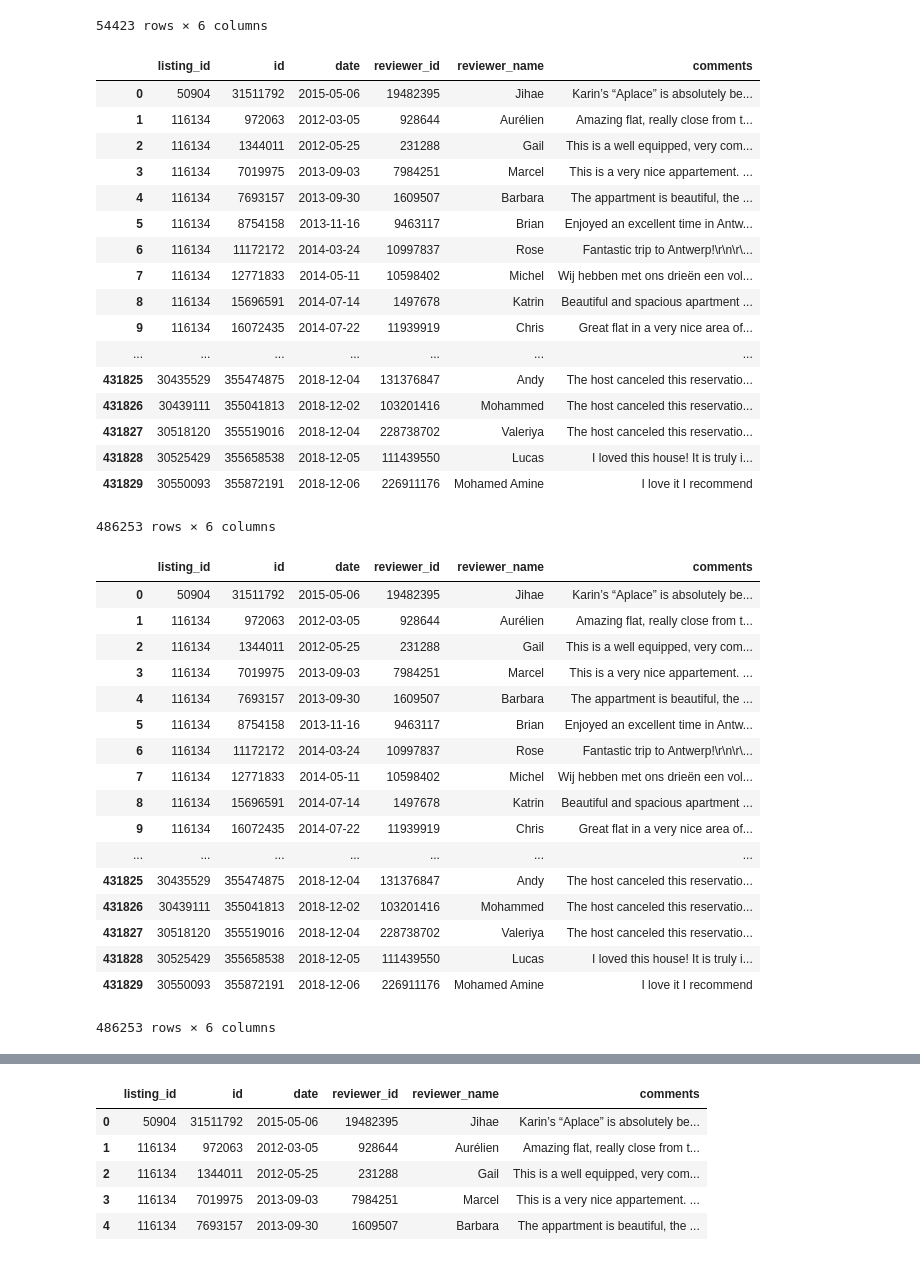
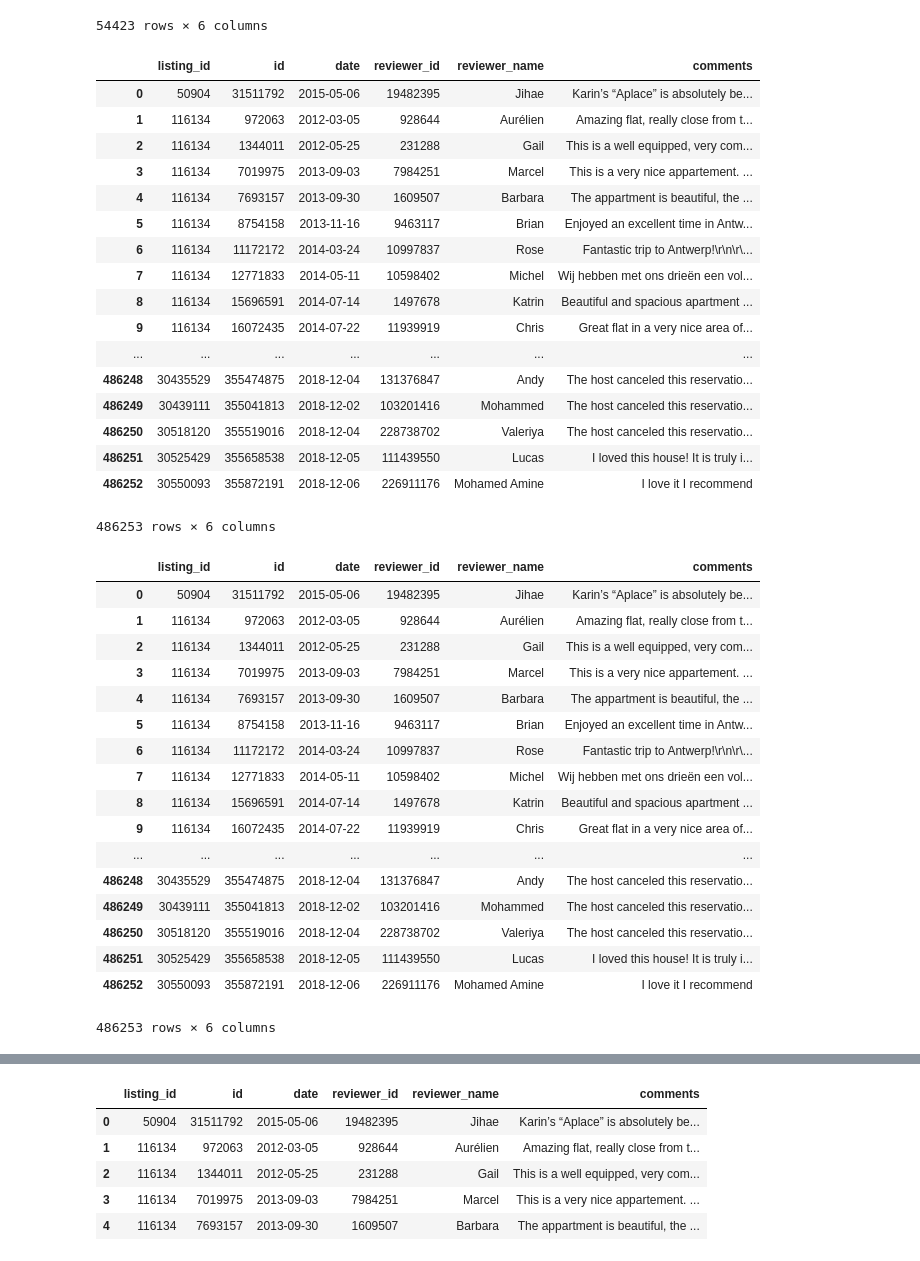
Before and after one commit to Elwing-Chou/TaipeiTechML0120, a Jupyter notebook: airbnb.ipynb, the cells around one changed output, grey strips where cells are left out. Saved outputs shown, nothing was run; the diff lists cells and outputs as text; code cells hidden in the pictures.

```diff
--- a/airbnb.ipynb
+++ b/airbnb.ipynb
@@ -29,33 +29,33 @@ pd.read_csv(flist[0], encoding="utf-8")
 # %%
 # Concat第一種寫法
 df = None
 for fn in flist:
     temp = pd.read_csv(fn, encoding="utf-8")
     # 第一個csv -> df設定成第一個
     if df is None:
         df = temp
     # 第二個csv以後 -> 嫁接到原本的csv
     else:
-        df = pd.concat([df, temp], axis=0)
+        df = pd.concat([df, temp], axis=0, ignore_index=True)
 df
 # %% [output]
 |  | listing_id | id | date | reviewer_id | reviewer_name | comments |
 | 0 | 50904 | 31511792 | 2015-05-06 | 19482395 | Jihae | Karin’s “Aplace” is absolutely be... |
 | 1 | 116134 | 972063 | 2012-03-05 | 928644 | Aurélien | Amazing flat, really close from t... |
 | 2 | 116134 | 1344011 | 2012-05-25 | 231288 | Gail | This is a well equipped, very com... |
 | 3 | 116134 | 7019975 | 2013-09-03 | 7984251 | Marcel | This is a very nice appartement. ... |
 | 4 | 116134 | 7693157 | 2013-09-30 | 1609507 | Barbara | The appartment is beautiful, the ... |
 | 5 | 116134 | 8754158 | 2013-11-16 | 9463117 | Brian | Enjoyed an excellent time in Antw... |
 | 6 | 116134 | 11172172 | 2014-03-24 | 10997837 | Rose | Fantastic trip to Antwerp!\r\n\r\... |
 | 7 | 116134 | 12771833 | 2014-05-11 | 10598402 | Michel | Wij hebben met ons drieën een vol... |
 | 8 | 116134 | 15696591 | 2014-07-14 | 1497678 | Katrin | Beautiful and spacious apartment ... |
 | 9 | 116134 | 16072435 | 2014-07-22 | 11939919 | Chris | Great flat in a very nice area of... |
 | ... | ... | ... | ... | ... | ... | ... |
-| 431825 | 30435529 | 355474875 | 2018-12-04 | 131376847 | Andy | The host canceled this reservatio... |
-| 431826 | 30439111 | 355041813 | 2018-12-02 | 103201416 | Mohammed | The host canceled this reservatio... |
-| 431827 | 30518120 | 355519016 | 2018-12-04 | 228738702 | Valeriya | The host canceled this reservatio... |
-| 431828 | 30525429 | 355658538 | 2018-12-05 | 111439550 | Lucas | I loved this house! It is truly i... |
-| 431829 | 30550093 | 355872191 | 2018-12-06 | 226911176 | Mohamed Amine | I love it I recommend |
+| 486248 | 30435529 | 355474875 | 2018-12-04 | 131376847 | Andy | The host canceled this reservatio... |
+| 486249 | 30439111 | 355041813 | 2018-12-02 | 103201416 | Mohammed | The host canceled this reservatio... |
+| 486250 | 30518120 | 355519016 | 2018-12-04 | 228738702 | Valeriya | The host canceled this reservatio... |
+| 486251 | 30525429 | 355658538 | 2018-12-05 | 111439550 | Lucas | I loved this house! It is truly i... |
+| 486252 | 30550093 | 355872191 | 2018-12-06 | 226911176 | Mohamed Amine | I love it I recommend |
 486253 rows × 6 columns
 # %%
 # 先準備等一下要接所有csv的list
@@ -65,7 +65,7 @@ for fn in flist:
     temp = pd.read_csv(fn, encoding="utf-8")
     alldf.append(temp)
 # 最後一次concat
-df2 = pd.concat(alldf, axis=0)
+df2 = pd.concat(alldf, axis=0, ignore_index=True)
 df2
 # %% [output]
 |  | listing_id | id | date | reviewer_id | reviewer_name | comments |
@@ -80,11 +80,11 @@ df2
 | 8 | 116134 | 15696591 | 2014-07-14 | 1497678 | Katrin | Beautiful and spacious apartment ... |
 | 9 | 116134 | 16072435 | 2014-07-22 | 11939919 | Chris | Great flat in a very nice area of... |
 | ... | ... | ... | ... | ... | ... | ... |
-| 431825 | 30435529 | 355474875 | 2018-12-04 | 131376847 | Andy | The host canceled this reservatio... |
-| 431826 | 30439111 | 355041813 | 2018-12-02 | 103201416 | Mohammed | The host canceled this reservatio... |
-| 431827 | 30518120 | 355519016 | 2018-12-04 | 228738702 | Valeriya | The host canceled this reservatio... |
-| 431828 | 30525429 | 355658538 | 2018-12-05 | 111439550 | Lucas | I loved this house! It is truly i... |
-| 431829 | 30550093 | 355872191 | 2018-12-06 | 226911176 | Mohamed Amine | I love it I recommend |
+| 486248 | 30435529 | 355474875 | 2018-12-04 | 131376847 | Andy | The host canceled this reservatio... |
+| 486249 | 30439111 | 355041813 | 2018-12-02 | 103201416 | Mohammed | The host canceled this reservatio... |
+| 486250 | 30518120 | 355519016 | 2018-12-04 | 228738702 | Valeriya | The host canceled this reservatio... |
+| 486251 | 30525429 | 355658538 | 2018-12-05 | 111439550 | Lucas | I loved this house! It is truly i... |
+| 486252 | 30550093 | 355872191 | 2018-12-06 | 226911176 | Mohamed Amine | I love it I recommend |
 486253 rows × 6 columns
 # %%
 # 行操作
```
Also changed, not shown: parts of 8 cells of this notebook.
